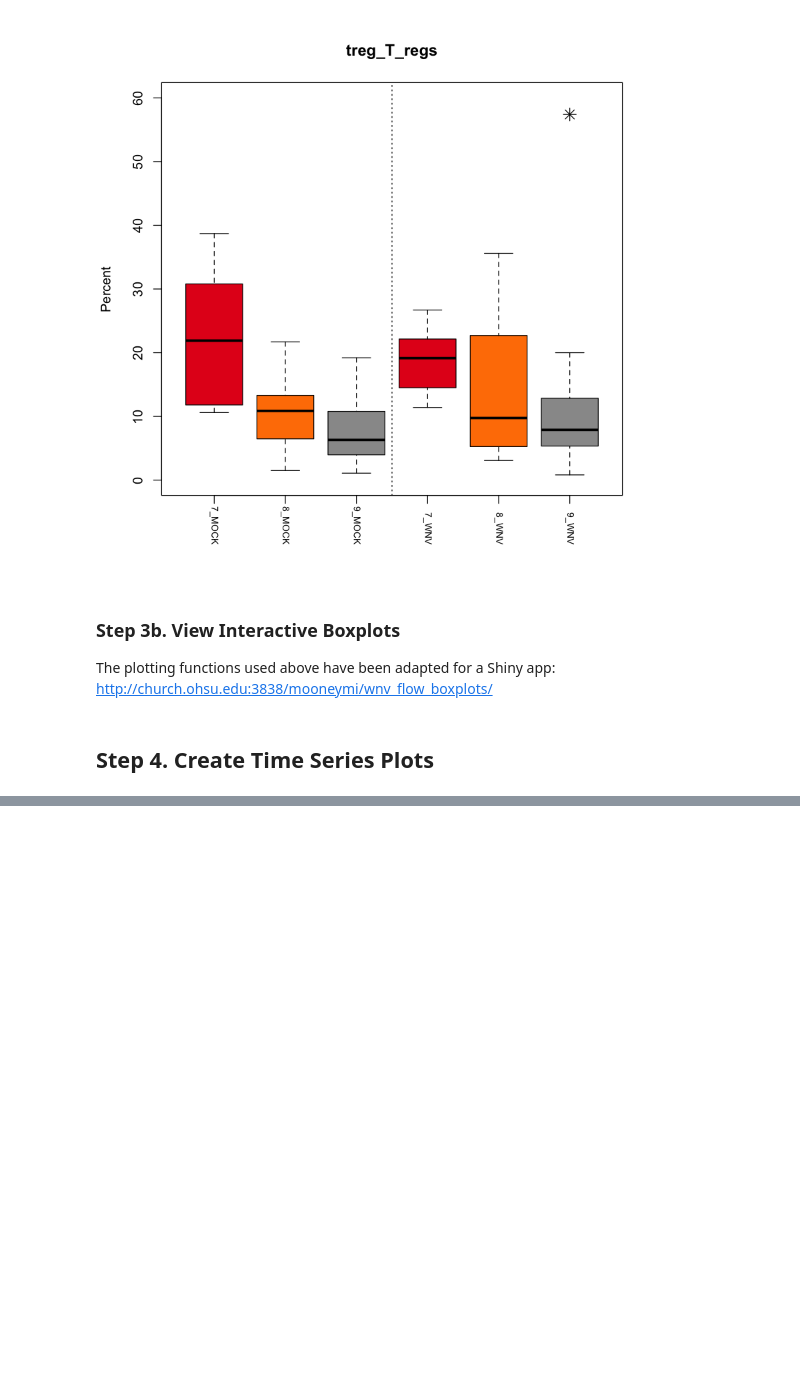
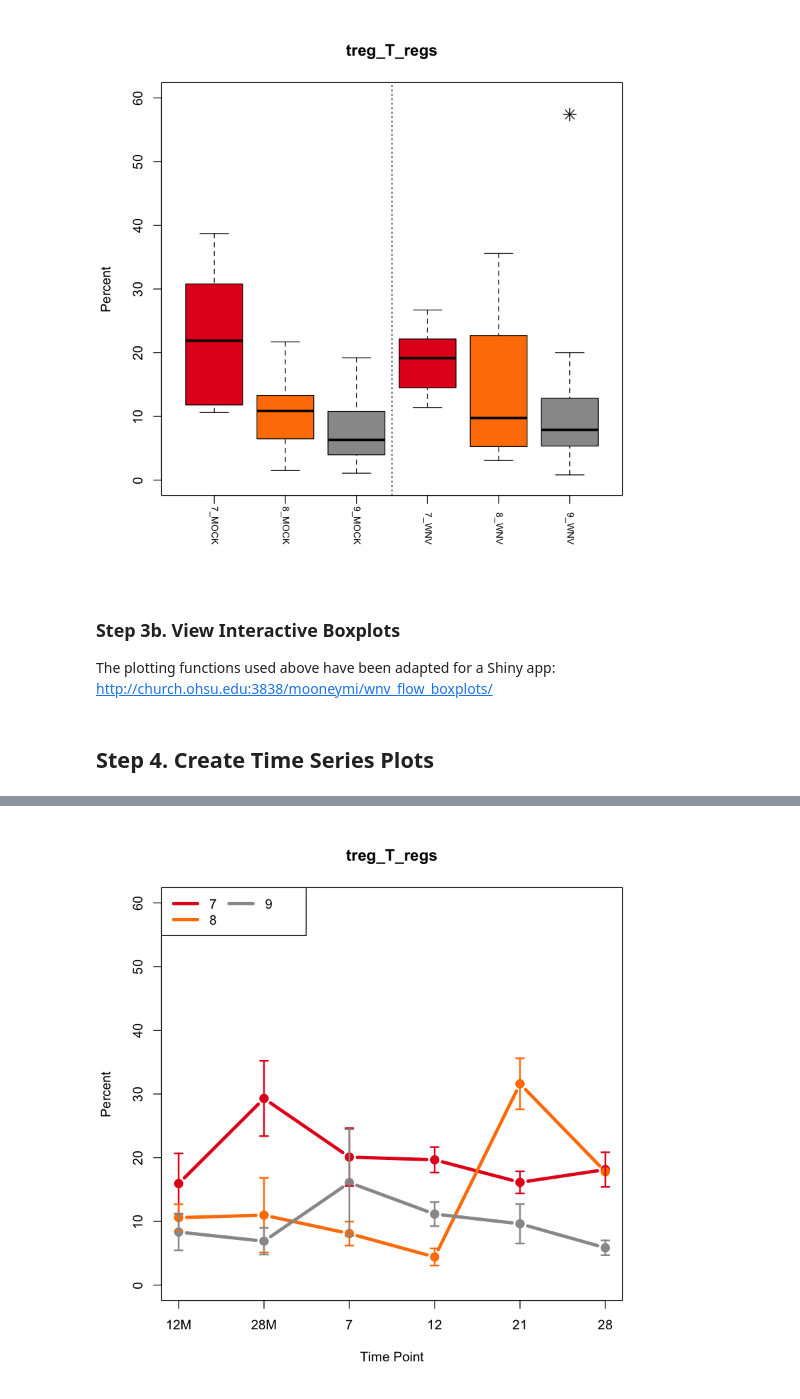
Before and after one commit to mooneymi/jupyter_notebooks, a Jupyter notebook: r/SIG/SIG_WNV_Flow_Data_Plotting.ipynb, the cells around one changed output, grey strips where cells are left out. Saved outputs shown, nothing was run; the diff lists cells and outputs as text; code cells hidden in the pictures; blank space fills up the shorter version.

```diff
--- a/r/SIG/SIG_WNV_Flow_Data_Plotting.ipynb
+++ b/r/SIG/SIG_WNV_Flow_Data_Plotting.ipynb
@@ -57,0 +117,10 @@ The plotting functions used above have been adapted for a Shiny app: [http://chu
+# %%
+lineplot_data = flow_multiline_plot_data(flow_full, c(7,8,9), 'brain', 'treg_T_regs', 1)
+# %%
+## Create a list of additional options for the lineplot
+## data_type values: 1 = percentages, 2 = cell counts, 3 = percent ratio, 4 = count ratio
+opts2 = list(data_type=1, y_min=0, y_max=60)
+## Create a lineplot that compares a single variable across multiple lines
+lp = flow_multiline_plots(c(lineplot_data, opts2))
+# %% [output]
+[figure, added]
```
Also changed, not shown: parts of 22 cells of this notebook, 5 other files.
